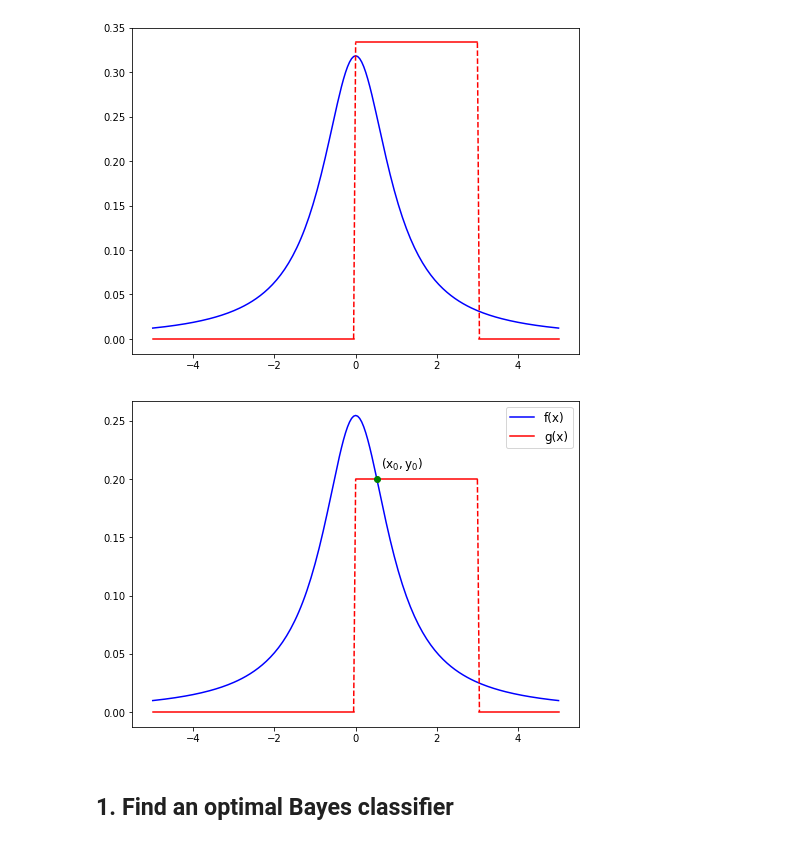
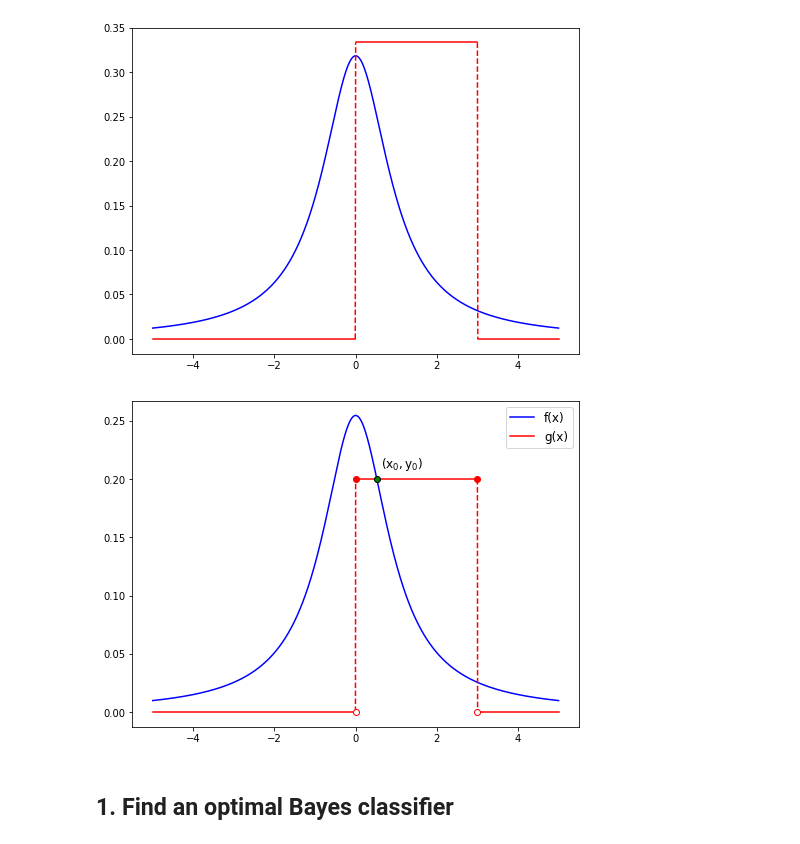
Before and after one commit to scikodot/msu-share, a Jupyter notebook: ml/seminar02/seminar02.ipynb, the cells around one changed output. Drawn from its saved outputs; the diff is of its cells as text; code cells hidden in the pictures.

```diff
--- a/ml/seminar02/seminar02.ipynb
+++ b/ml/seminar02/seminar02.ipynb
@@ -23,7 +24,7 @@ def plot(d1, d2, legend = []):
     plt.figure(figsize=(8, 6))
 
     # Setup distributions
-    x = np.linspace(-5, 5, 201)
+    x = np.linspace(-5, 5, 2001)
     dist1 = d1(x)
     dist2 = np.vectorize(d2)(x)
 
@@ -57,20 +58,28 @@ plot(pxy1, pxy2)
 # %%
 # Scaled distributions
 f = lambda x : l1 * py1 * pxy1(x)
 g = lambda x : l2 * py2 * pxy2(x)
 plot(f, g, ['f(x)', 'g(x)'])
 
+# Plot jump points
+incl = dict(marker='o', mfc='r', mec='r')
+excl = dict(marker='o', mfc='w', mec='r')
+plt.plot(0, 0, **excl)
+plt.plot(0, 0.2, **incl)
+plt.plot(3, 0.2, **incl)
+plt.plot(3, 0, **excl)
+
 # Plot intersection point
 x = math.sqrt(4 / math.pi - 1)
 y = f(x)
-plt.plot(x, y, 'go')
+plt.plot(x, y, marker='o', mfc='g', mec='k')
 
 # Plot label
 plt.text(x + 0.1, y + 0.01, '$\mathregular{(x_0, y_0)}$', fontsize='large')
 
 plt.savefig("tex/materials/distribs.pdf")
 # %% [output]
-[figure, old version]
+[figure, new version]
 # %% [markdown]
 ## 1. Find an optimal Bayes classifier
 # %%
```
Also changed, not shown: parts of 7 cells of this notebook.
